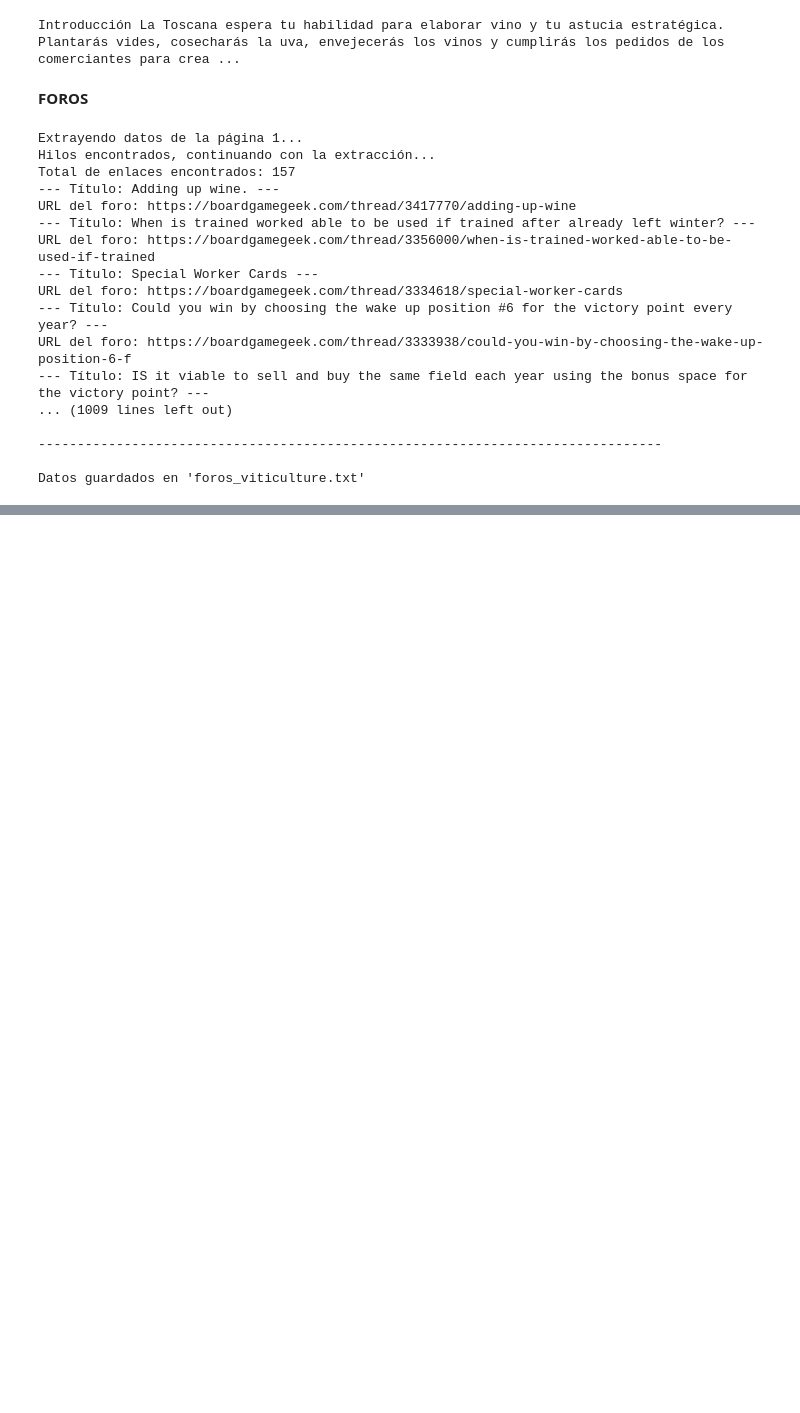
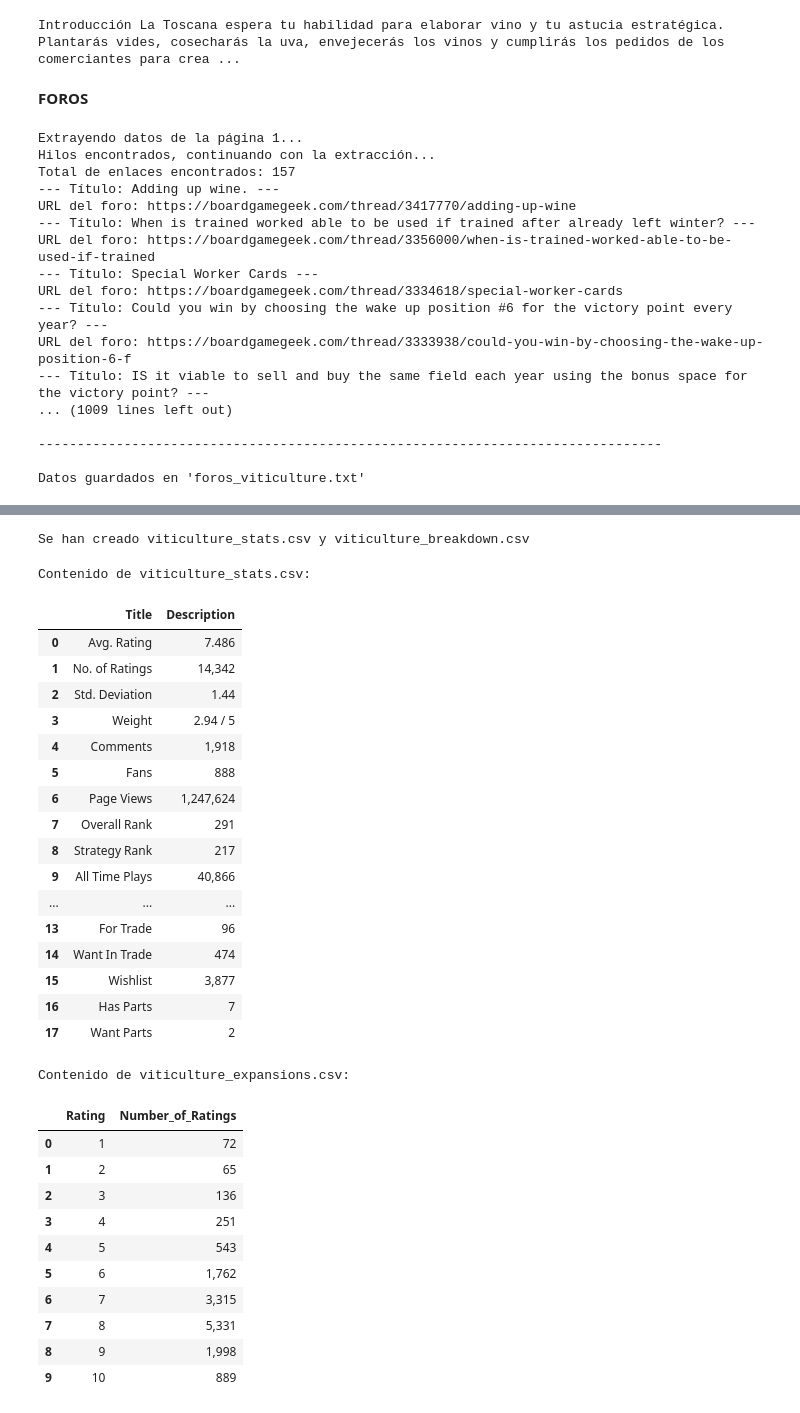
Before and after one commit to SolKidonakis/NLP2024, a Jupyter notebook: TP2/TP2NLP.ipynb, the cells around one changed output, grey strips where cells are left out. Cells and saved outputs as stored; diff of their text form; code cells hidden in the pictures; blank space fills up the shorter version.

```diff
--- a/TP2/TP2NLP.ipynb
+++ b/TP2/TP2NLP.ipynb
@@ -391,0 +783,55 @@ Datos guardados en 'foros_viticulture.txt'
+# %%
+# Convertir a DataFrames
+df_stats = pd.DataFrame(stats_data)
+df_breakdown = pd.DataFrame(breakdown_data)
+
+# Guardar en CSV
+df_stats.to_csv("viticulture_stats.csv", index=False)
+df_breakdown.to_csv("viticulture_breakdown.csv", index=False)
+
+print("Se han creado viticulture_stats.csv y viticulture_breakdown.csv")
+# %% [output]
+Se han creado viticulture_stats.csv y viticulture_breakdown.csv
+# %%
+
+
+# Leer y mostrar el contenido de viticulture_stats.csv
+df_stats = pd.read_csv("viticulture_stats.csv")
+print("Contenido de viticulture_stats.csv:")
+display(df_stats)
+
+# Leer y mostrar el contenido de viticulture_expansions.csv
+df_expansions = pd.read_csv("viticulture_breakdown.csv")
+print("Contenido de viticulture_expansions.csv:")
+display(df_expansions)
+# %% [output]
+Contenido de viticulture_stats.csv:
+|  | Title | Description |
+| 0 | Avg. Rating | 7.486 |
+| 1 | No. of Ratings | 14,342 |
+| 2 | Std. Deviation | 1.44 |
+| 3 | Weight | 2.94 / 5 |
+| 4 | Comments | 1,918 |
+| 5 | Fans | 888 |
+| 6 | Page Views | 1,247,624 |
+| 7 | Overall Rank | 291 |
+| 8 | Strategy Rank | 217 |
+| 9 | All Time Plays | 40,866 |
+| ... | ... | ... |
+| 13 | For Trade | 96 |
+| 14 | Want In Trade | 474 |
+| 15 | Wishlist | 3,877 |
+| 16 | Has Parts | 7 |
+| 17 | Want Parts | 2 |
+Contenido de viticulture_expansions.csv:
+|  | Rating | Number_of_Ratings |
+| 0 | 1 | 72 |
+| 1 | 2 | 65 |
+| 2 | 3 | 136 |
+| 3 | 4 | 251 |
+| 4 | 5 | 543 |
+| 5 | 6 | 1,762 |
+| 6 | 7 | 3,315 |
+| 7 | 8 | 5,331 |
+| 8 | 9 | 1,998 |
+| 9 | 10 | 889 |
```
Also changed, not shown: parts of 18 cells of this notebook.
